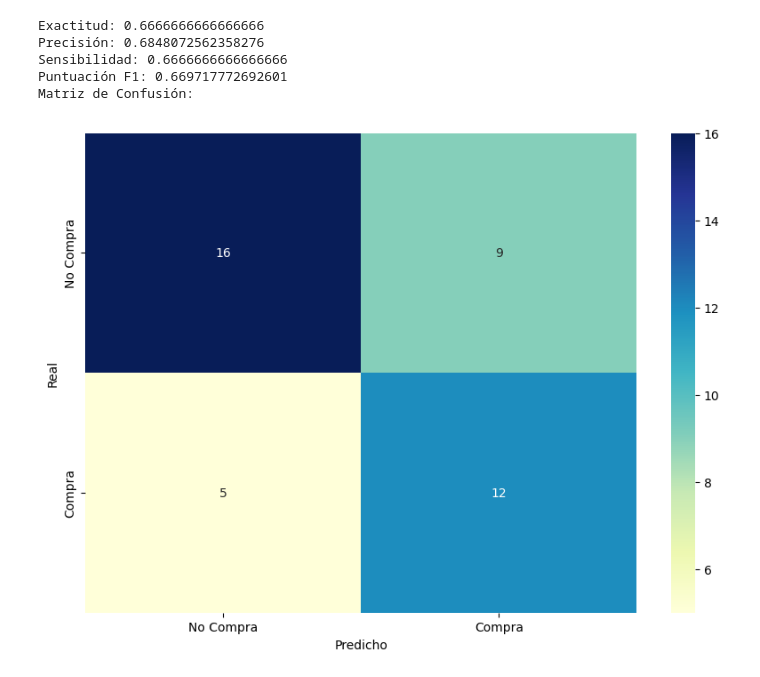
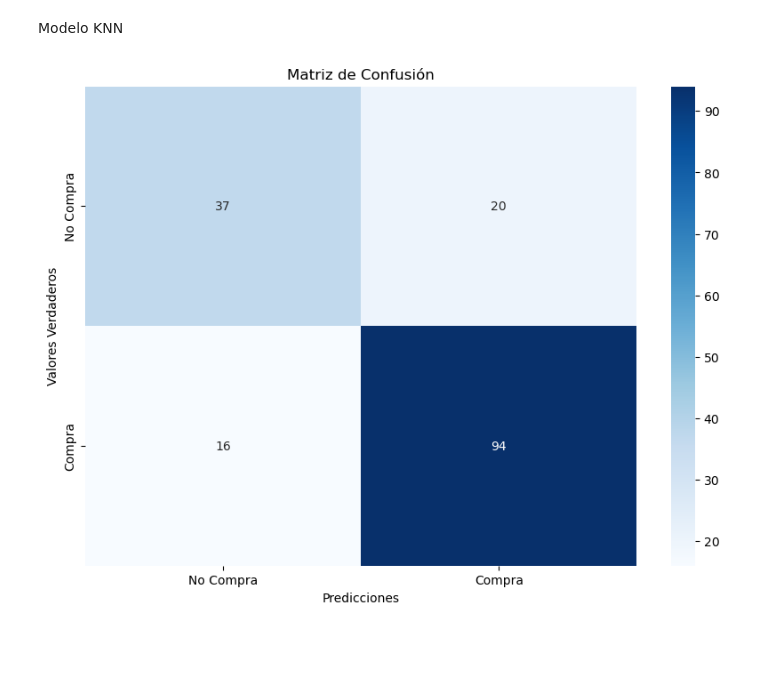
Before and after one commit to Japulgarin/Data_challenge_uninorte, a Jupyter notebook: Ejemplo clasificacion de texto.ipynb, the cells around one changed output. Saved outputs shown, nothing was run; the diff lists cells and outputs as text; code cells hidden in the pictures; blank space fills up the shorter version.

```diff
--- a/Ejemplo clasificacion de texto.ipynb
+++ b/Ejemplo clasificacion de texto.ipynb
@@ -6,4 +1,5 @@ o 0 (no se realizo ninguna compra).
 # %%
 import pandas as pd
+import numpy as np
 
-df = pd.read_csv('C:\\Users\\jopulgar\\df_extended.csv')
+df = pd.read_csv('C:\\Users\\jopulgar\\df_extended_2.csv')
@@ -91,0 +12,7 @@ y_pred = knn.predict(X_test)
+# %%
+import nltk
+from nltk.corpus import stopwords
+from sklearn.feature_extraction.text import TfidfVectorizer
+# Descarga la lista de palabras de parada en español de NLTK
+nltk.download('stopwords')
+spanish_stopwords = stopwords.words('spanish')
@@ -92,35 +84,31 @@ y_pred = knn.predict(X_test)
+# %% [markdown]
+Modelo KNN
+# %%
+# Modelo KNN
+knn_model = KNeighborsClassifier(n_neighbors=7)
+
+# Entrenar el modelo KNN con los datos de entrenamiento
+knn_model.fit(X_train, y_train)
+
+# Predecir las etiquetas para el conjunto de datos de prueba
+y_pred = knn_model.predict(X_test)
 # %%
-from sklearn.metrics import precision_score, recall_score, f1_score, confusion_matrix
+from sklearn.metrics import confusion_matrix
+import seaborn as sns
 import matplotlib.pyplot as plt
-import seaborn as sns
 
-# Calcular métricas
-exactitud = accuracy_score(y_test, y_pred)
-precision = precision_score(y_test, y_pred, average='weighted')
-sensibilidad = recall_score(y_test, y_pred, average='weighted')
-f1 = f1_score(y_test, y_pred, average='weighted')
+# Suponiendo que y_test son tus etiquetas verdaderas y y_pred las predicciones de tu modelo
 matriz_confusion = confusion_matrix(y_test, y_pred)
 
-# Etiquetas para la matriz de confusión
+# Etiquetas para la matriz de confusión, ajusta estas según tus etiquetas de clase
 etiquetas = ['No Compra', 'Compra']
 
-# Imprimir métricas
-print(f"Exactitud: {exactitud}")
-print(f"Precisión: {precision}")
-print(f"Sensibilidad: {sensibilidad}")
-print(f"Puntuación F1: {f1}")
-print("Matriz de Confusión:")
-
-# Visualizar la matriz de confusión con Seaborn
-plt.figure(figsize=(10,7))
-sns.heatmap(matriz_confusion, annot=True, cmap="YlGnBu", fmt="g", xticklabels=etiquetas, yticklabels=etiquetas)
-plt.xlabel('Predicho')
-plt.ylabel('Real')
+# Crear el heatmap con Seaborn
+plt.figure(figsize=(10, 7))
+sns.heatmap(matriz_confusion, annot=True, fmt='g', cmap='Blues', xticklabels=etiquetas, yticklabels=etiquetas)
+plt.xlabel('Predicciones')
+plt.ylabel('Valores Verdaderos')
+plt.title('Matriz de Confusión')
 plt.show()
 # %% [output]
-Exactitud: 0.6666666666666666
-Precisión: 0.6848072562358276
-Sensibilidad: 0.6666666666666666
-Puntuación F1: 0.669717772692601
-Matriz de Confusión:
-[figure, old version]
+[figure, new version]
```
Also changed, not shown: parts of 59 cells of this notebook.
